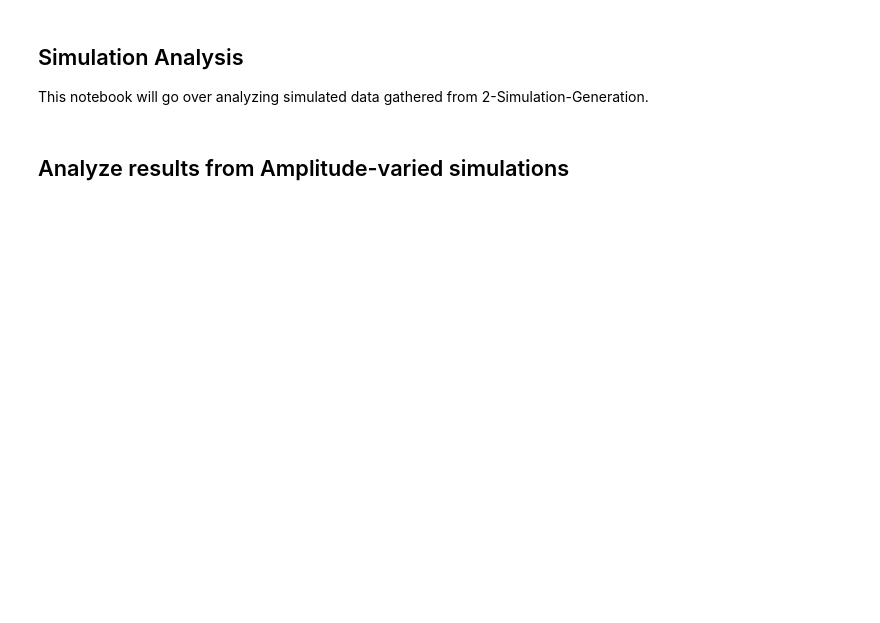
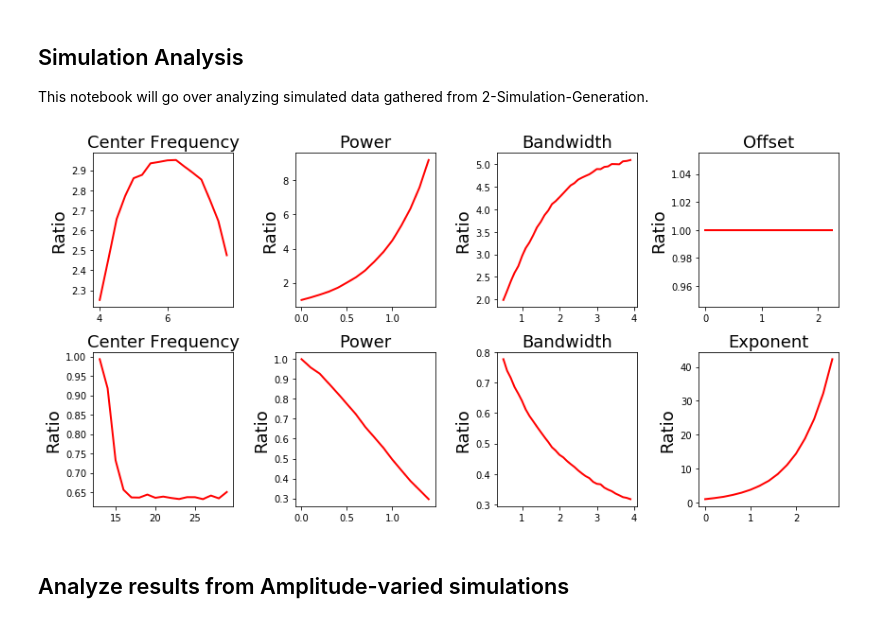
Before and after one commit to voytekresearch/BandRatios, a Jupyter notebook: notebooks/3-Simulation-Analysis.ipynb, the cells around one changed output. Drawn from its saved outputs; the diff is of its cells as text; code cells hidden in the pictures; blank space fills up the shorter version.

```diff
--- a/notebooks/3-Simulation-Analysis.ipynb
+++ b/notebooks/3-Simulation-Analysis.ipynb
@@ -19,3 +66,32 @@ from settings import *
+# %%
+list_of_files = {
+    "../dat/cf_data_low.npy" : 'CF',
+    "../dat/amp_data_low.npy" : 'PW',
+    "../dat/bw_data_low.npy" : 'BW',
+    "../dat/offset_data.npy" : 'offset',
+    "../dat/cf_data_high.npy" : 'CF',
+    "../dat/amp_data_high.npy" : 'PW',
+    "../dat/bw_data_high.npy" : 'BW',
+    "../dat/apc_data.npy" : 'exponent',
+
+}
+
+titles = {
+    'CF' : 'Center Frequency',
+    'PW' : 'Power',
+    'BW' : 'Bandwidth',
+    'exponent' : 'Exponent',
+    'offset' : 'Offset'
+}
+# %%
+fig, ax = plt.subplots(2, 4, figsize=[12, 6])
+for (f_name, field), axis in zip(list_of_files.items(), ax.flatten()):
+    df = proc_single_param(f_name, field)
+    plot_single_param(df, title=titles[field], ylabel='Ratio', ax=axis)
+
+plt.savefig("../figures/SingleParamSims.png", dpi=700)
+# %% [output]
+[figure, added]
 # %% [markdown]
 ## Analyze results from Amplitude-varied simulations
 # %%
```
Also changed, not shown: parts of 6 cells of this notebook, 2 other files.
